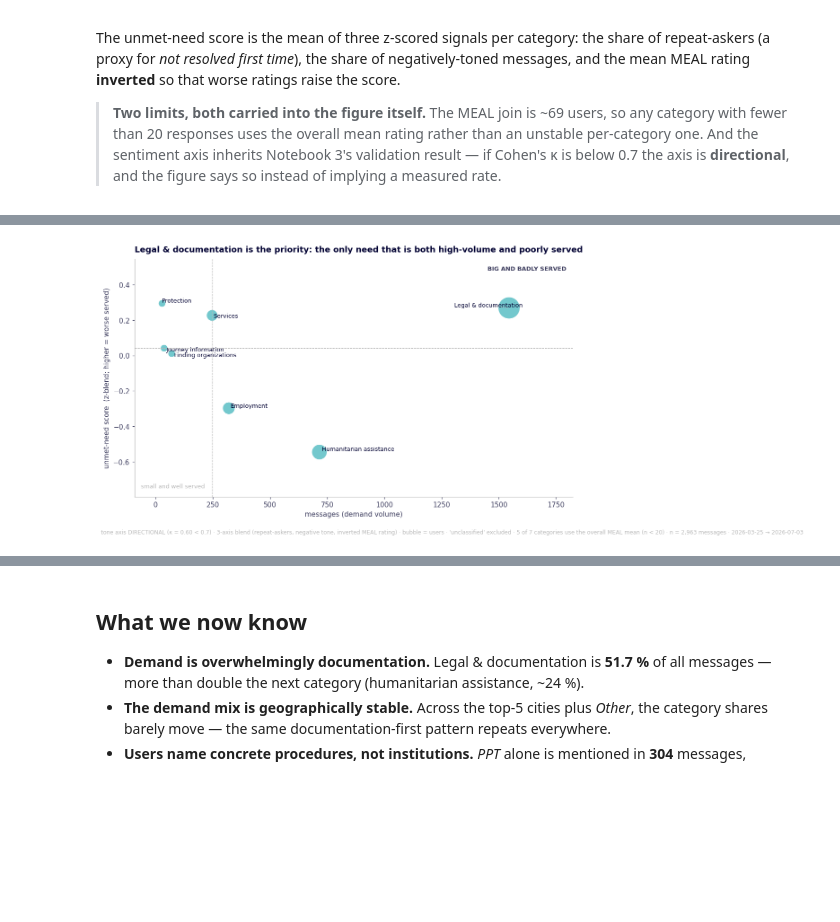
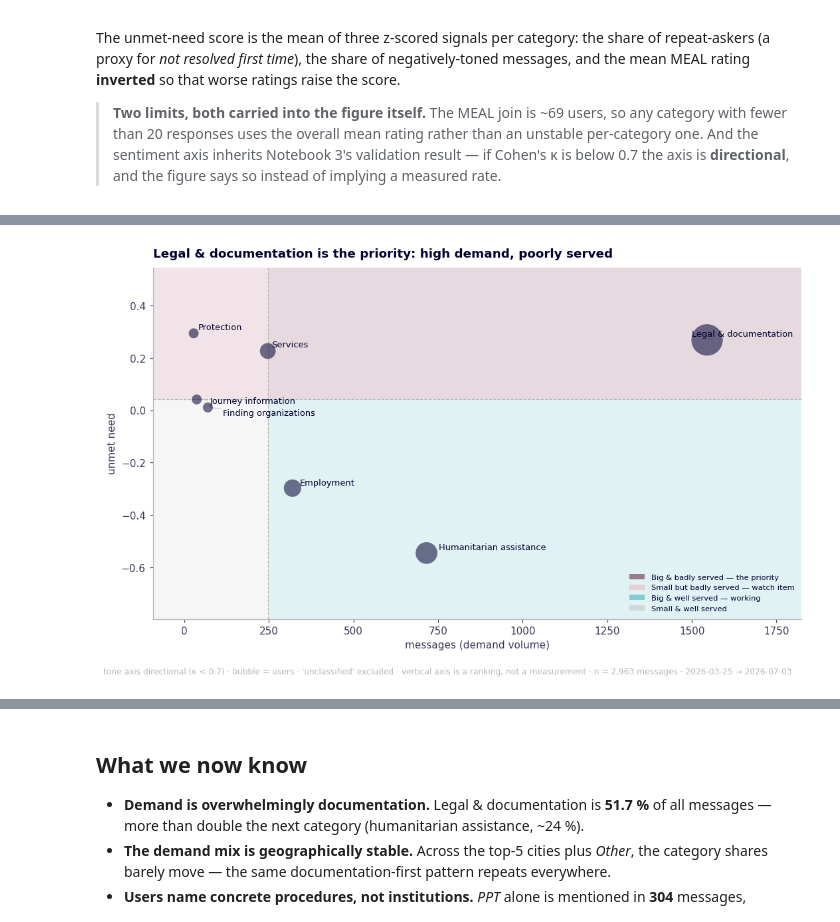
Before and after one commit to DiversaStudio/chatbot_methodology_mmc, a Jupyter notebook: notebooks/02_demand_behaviour_experience.ipynb, the cells around one changed output, grey strips where cells are left out. Drawn from its saved outputs; the diff is of its cells as text; code cells hidden in the pictures; blank space fills up the shorter version.

```diff
--- a/notebooks/02_demand_behaviour_experience.ipynb
+++ b/notebooks/02_demand_behaviour_experience.ipynb
@@ -179,17 +209,18 @@ _ = show_or_state(resp["city_canon"], resp["city_duration_canon"],
 # 96% of users who gave a nationality are Venezuelan (the next-largest group is
 # n=9), so every nationality cell but one is too thin for a valid chi-square:
 # the cross-cut's min expected count is 0.69. A "Peru" bar would be three people.
-g = SD.responses["gender_clean"].dropna()
-_named = ["Mujer", "Hombre", "Prefiero no responder"]
-g = g.where(g.isin(_named), "Otro")            # self-described identities, kept as one slice
-gc = g.value_counts().reindex(_named + ["Otro"]).dropna()
+g = SD.responses["gender_clean"].dropna().map(canon.gender_display)
+# Same closed EN set the gold layer exports (canon.gender_display): the self-described
+# identities fold into Transgender / LGBTQ+ instead of one unnamed "other" slice.
+_order = ["Woman", "Man", "Transgender", "LGBTQ+", "Prefer not to say", "Other"]
+gc = g[g != ""].value_counts().reindex(_order).dropna()
 share = gc / gc.sum() * 100
 
 _nat = SD.responses["nationality_canon"].dropna()
 _ven = (_nat == "Venezuela").mean() * 100
 
 fig, ax = plt.subplots(figsize=(7.5, 3.4))
-labels = [canon.GENDER_DISPLAY.get(k, k) for k in gc.index]
+labels = list(gc.index)
 ax.barh(labels[::-1], share.values[::-1], color=theme.cat_colors(len(gc))[::-1])
 for y, (pct, n) in enumerate(zip(share.values[::-1], gc.values[::-1])):
     ax.text(pct + 1, y, f"{pct:.1f}%  (n={int(n)})", va="center", fontsize=9, color=theme.INK2)
@@ -323,47 +354,54 @@ tone validation carried from NB3: κ = 0.604 → DIRECTIONAL axis (levels not qu
 | protection | Protection | 28 | 16 | 0.000 | 0.250 | 3.768 | 0 | ... |
 # %%
 from adjustText import adjust_text
+from matplotlib.patches import Patch
 
 fig, ax = plt.subplots(figsize=(9.8, 5.8))
 x, y = pm["messages"].values, pm["unmet_need"].values
+xm, ym = np.median(x), np.median(y)
+ax.set_xlim(-max(x) * 0.06, max(x) * 1.18)
+pad = (y.max() - y.min()) * 0.30
+ax.set_ylim(y.min() - pad, y.max() + pad)
+x0, x1 = ax.get_xlim(); y0, y1 = ax.get_ylim()
+
+# One distinct tint per quadrant so the legend swatches are all tellable apart;
+# the priority quadrant (big + badly served) is the loudest. Names live in the
+# legend, not as labels crowding the plot.
+QUAD = [
+    (xm, x1, ym, y1, theme.ACCENT,       0.16, "Big & badly served — the priority"),
+    (x0, xm, ym, y1, theme.MADERA_MID,   0.55, "Small but badly served — watch item"),
+    (xm, x1, y0, ym, theme.PRIMARY,      0.12, "Big & well served — working"),
+    (x0, xm, y0, ym, theme.MUTED,        0.12, "Small & well served"),
+]
+for xa, xb, ya, yb, col, al, _ in QUAD:
+    ax.add_patch(plt.Rectangle((xa, ya), xb - xa, yb - ya, color=col, alpha=al,
+                               linewidth=0, zorder=0))
+ax.axvline(xm, color=theme.MUTED, lw=0.8, ls="--", zorder=1)
+ax.axhline(ym, color=theme.MUTED, lw=0.8, ls="--", zorder=1)
+
 sizes = 60 + (pm["users"].values / pm["users"].max()) * 900
-ax.scatter(x, y, s=sizes, color=theme.PRIMARY, alpha=0.55, linewidths=0)
-
-xm, ym = np.median(x), np.median(y)
-ax.axvline(xm, color=theme.MUTED, lw=0.8, ls="--")
-ax.axhline(ym, color=theme.MUTED, lw=0.8, ls="--")
-ax.text(0.985, 0.97, "BIG AND BADLY SERVED", transform=ax.transAxes, ha="right", va="top",
-        fontsize=8.5, weight="bold", color=theme.INK2)
-ax.text(0.015, 0.03, "small and well served", transform=ax.transAxes, ha="left", va="bottom",
-        fontsize=8.5, color=theme.MUTED)
-
-# several low-volume categories sit almost on top of one another -> nudge labels apart
+ax.scatter(x, y, s=sizes, color=theme.INK, alpha=0.55, linewidths=0, zorder=3)
 texts = [ax.text(xi, yi, CAT_EN.get(cat, cat), fontsize=8.5, color=theme.INK)
          for cat, xi, yi in zip(pm.index, x, y)]
 adjust_text(texts, ax=ax, only_move={"text": "xy"},
             arrowprops=dict(arrowstyle="-", color=theme.MUTED, lw=0.6))
 
 ax.set_xlabel("messages (demand volume)")
-ax.set_ylabel("unmet-need score")
-ax.set_xlim(-max(x) * 0.06, max(x) * 1.18)
-pad = (y.max() - y.min()) * 0.30
-ax.set_ylim(y.min() - pad, y.max() + pad)
+ax.set_ylabel("unmet need")
 for sp in ("top", "right"):
     ax.spines[sp].set_visible(False)
+ax.legend(handles=[Patch(facecolor=c, alpha=min(1.0, a * 3.5), label=lbl) for *_, c, a, lbl in QUAD],
+          loc="lower right", fontsize=7.5, frameon=False)
 
 big_bad = [c for c in pm.index if pm.loc[c, "messages"] > xm and pm.loc[c, "unmet_need"] > ym]
-title = (f"{CAT_EN.get(big_bad[0], big_bad[0])} is the priority: the only need that is both "
-         f"high-volume and poorly served" if len(big_bad) == 1
-         else "Priority needs: high volume and poorly served")
-ax.set_title(title)
-axes_note = f"{int(pm['n_axes'].iloc[0])}-axis blend (repeat-askers, negative tone, inverted MEAL rating)"
-gate_note = "" if TONE_GATE else f"tone axis DIRECTIONAL (κ = {_rep['kappa']:.2f} < 0.7) · "
-fb = int(pm["rating_is_fallback"].sum())
+ax.set_title(f"{CAT_EN.get(big_bad[0], big_bad[0])} is the priority: high demand, poorly served"
+             if len(big_bad) == 1 else "Priority needs: high demand, poorly served")
+gate_note = "" if TONE_GATE else "tone axis directional (κ < 0.7) · "
 fig.text(0.01, -0.03,
-         f"{gate_note}{axes_note} · bubble = users · 'unclassified' excluded · {fb} of {len(pm)} "
-         f"categories use the overall MEAL mean (n < 20) · n = {len(msgs_pm):,} messages · {WINDOW}",
+         f"{gate_note}bubble = users · 'unclassified' excluded · vertical axis is a ranking, not a "
+         f"measurement · n = {len(msgs_pm):,} messages · {WINDOW}",
          fontsize=8, color=theme.MUTED)
 plt.tight_layout(); plt.show()
 # %% [output]
-[figure, old version]
+[figure, new version]
 # %% [markdown]
```
Also changed, not shown: parts of 5 cells of this notebook, 27 other files.
